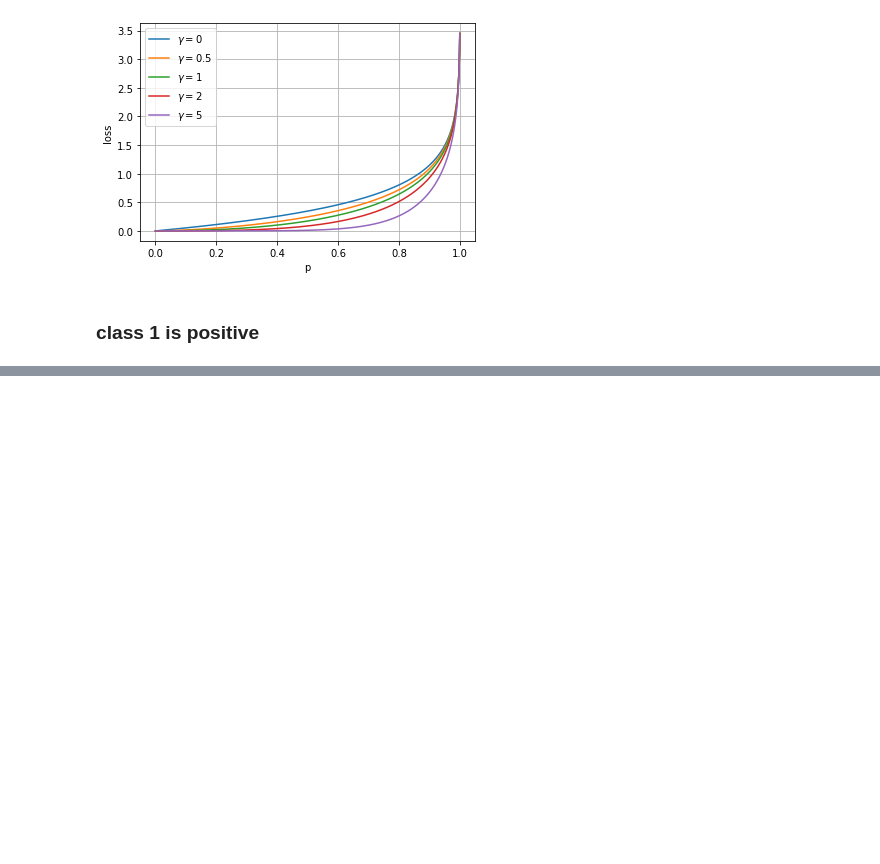
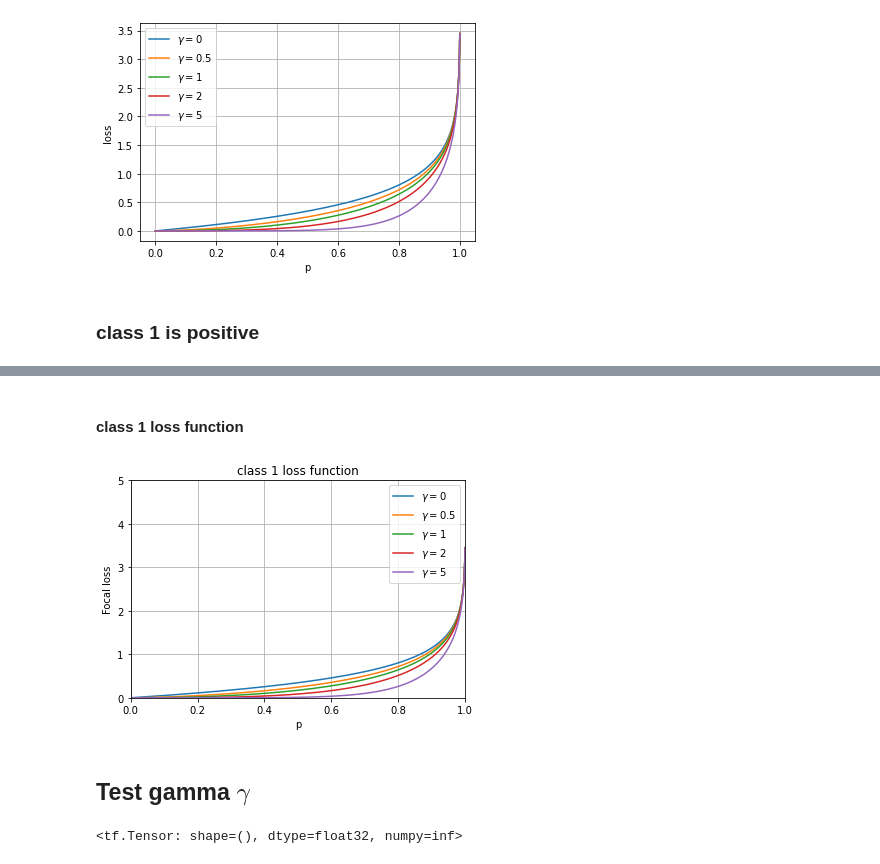
Before and after one commit to AI-Huang/deeplearning_basics, a Jupyter notebook: keras_fn/focal_loss_test.ipynb, the cells around one changed output, grey strips where cells are left out. Drawn from its saved outputs; the diff is of its cells as text; code cells hidden in the pictures; blank space fills up the shorter version.

```diff
--- a/keras_fn/focal_loss_test.ipynb
+++ b/keras_fn/focal_loss_test.ipynb
@@ -90,0 +142,30 @@ plt.grid()
+# %% [markdown]
+#### class 1 loss function
+# %%
+y_true = np.asarray([0., 1.])
+num_samples = p.shape[0]
+focal_loss = np.zeros((num_samples, 5))
+for i, _p in enumerate(p):
+    y_pred = np.asarray([_p, 1-_p])
+    focal_loss[i, 0] = fl_0(y_true, y_pred)
+    focal_loss[i, 1] = fl_0_5(y_true, y_pred)
+    focal_loss[i, 2] = fl_1(y_true, y_pred)
+    focal_loss[i, 3] = fl_2(y_true, y_pred)
+    focal_loss[i, 4] = fl_5(y_true, y_pred)
+# %%
+plt.plot(p, focal_loss[:,0], label="$\gamma=0$")
+plt.plot(p, focal_loss[:,1], label="$\gamma=0.5$")
+plt.plot(p, focal_loss[:,2], label="$\gamma=1$")
+plt.plot(p, focal_loss[:,3], label="$\gamma=2$")
+plt.plot(p, focal_loss[:,4], label="$\gamma=5$")
+plt.xlabel("p")
+plt.ylabel("Focal loss")
+plt.title("class 1 loss function")
+plt.xlim(0, 1)
+plt.ylim(0, 5)
+plt.legend()
+plt.grid()
+# %% [output]
+[figure, added]
+# %% [markdown]
+## Test gamma $\gamma$
@@ -90,0 +175,6 @@ plt.grid()
+# %%
+y_true = np.asarray([1., 0.])
+y_pred = np.asarray([0., 1.])
+fl_0(y_true, y_pred)
+# %% [output]
+<tf.Tensor: shape=(), dtype=float32, numpy=inf>
```
Also changed, not shown: parts of 17 cells of this notebook, 12 other files.
